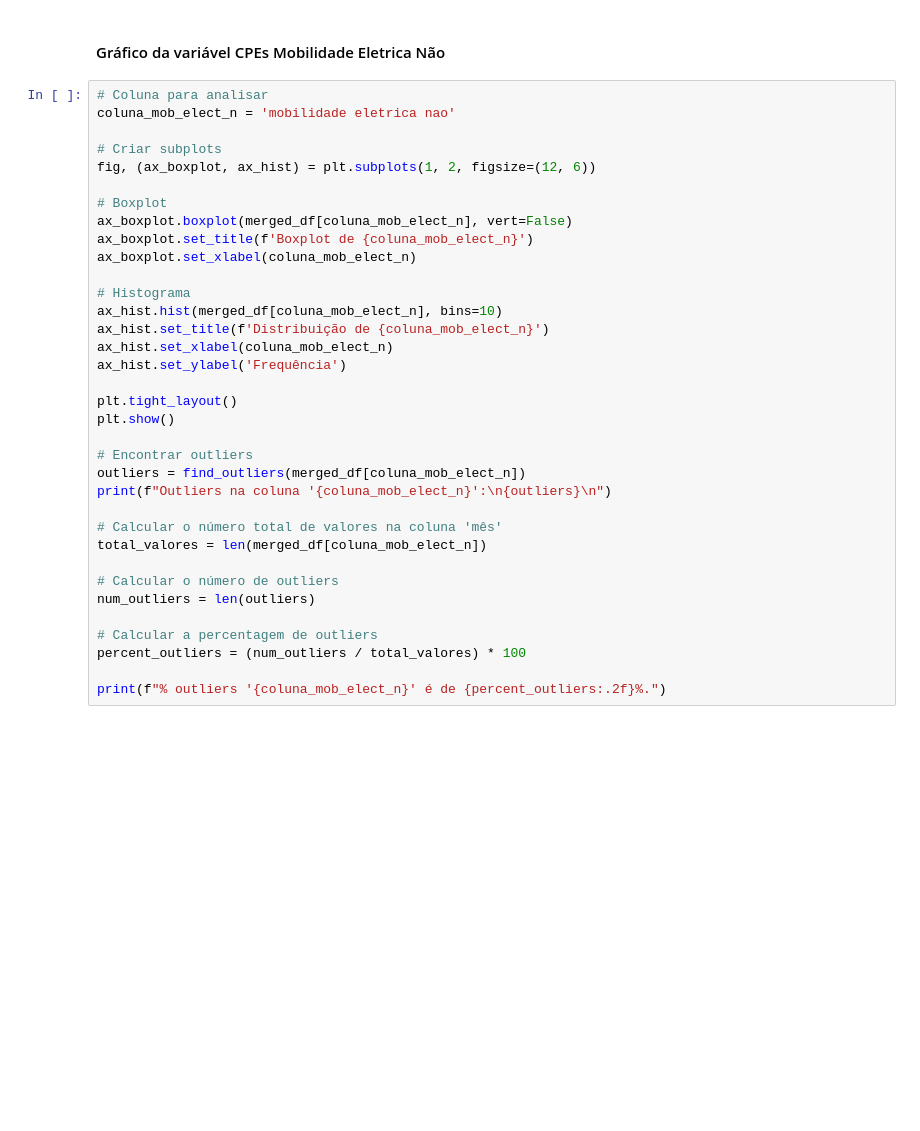
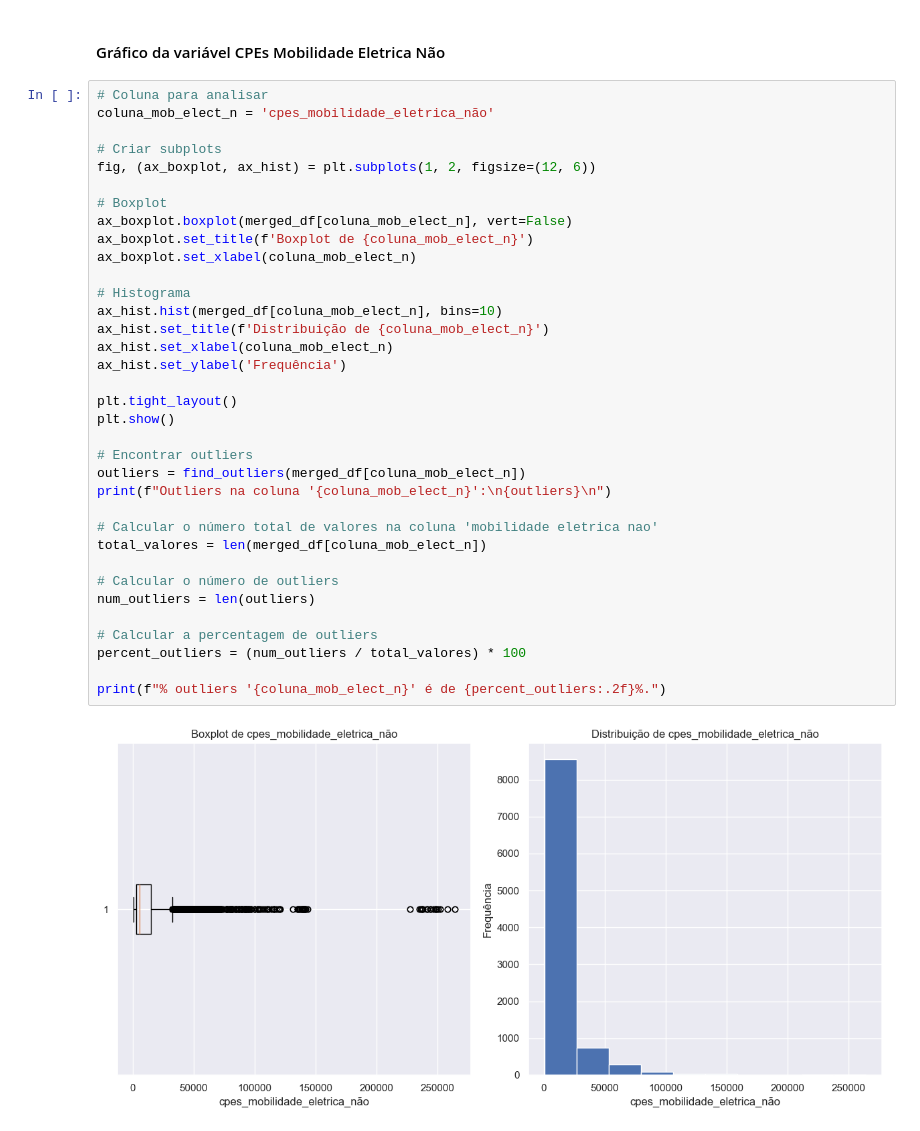
Before and after one commit to kreativermario/Projeto-DECD, a Jupyter notebook: notebooks/data_understanding.ipynb, the cells around one changed output. Cells and saved outputs as stored; diff of their text form; blank space fills up the shorter version.

```diff
--- a/notebooks/data_understanding.ipynb
+++ b/notebooks/data_understanding.ipynb
@@ -428,36 +518,38 @@ print(f"Outliers na coluna '{coluna_cpes_outros}':\n{outliers}\n")
 #### Gráfico da variável CPEs Mobilidade Eletrica Não
 # %%
 # Coluna para analisar
-coluna_mob_elect_n = 'mobilidade eletrica nao'
+coluna_mob_elect_n = 'cpes_mobilidade_eletrica_não'
 
 # Criar subplots
 fig, (ax_boxplot, ax_hist) = plt.subplots(1, 2, figsize=(12, 6))
 
 # Boxplot
 ax_boxplot.boxplot(merged_df[coluna_mob_elect_n], vert=False)
 ax_boxplot.set_title(f'Boxplot de {coluna_mob_elect_n}')
 ax_boxplot.set_xlabel(coluna_mob_elect_n)
 
 # Histograma
 ax_hist.hist(merged_df[coluna_mob_elect_n], bins=10)
 ax_hist.set_title(f'Distribuição de {coluna_mob_elect_n}')
 ax_hist.set_xlabel(coluna_mob_elect_n)
 ax_hist.set_ylabel('Frequência')
 
 plt.tight_layout()
 plt.show()
 
 # Encontrar outliers
 outliers = find_outliers(merged_df[coluna_mob_elect_n])
 print(f"Outliers na coluna '{coluna_mob_elect_n}':\n{outliers}\n")
 
-# Calcular o número total de valores na coluna 'mês'
+# Calcular o número total de valores na coluna 'mobilidade eletrica nao'
 total_valores = len(merged_df[coluna_mob_elect_n])
 
 # Calcular o número de outliers
 num_outliers = len(outliers)
 
 # Calcular a percentagem de outliers
 percent_outliers = (num_outliers / total_valores) * 100
 
 print(f"% outliers '{coluna_mob_elect_n}' é de {percent_outliers:.2f}%.")
+# %% [output]
+[figure, added]
```
Also changed, not shown: parts of 11 cells of this notebook, 2 other files.
